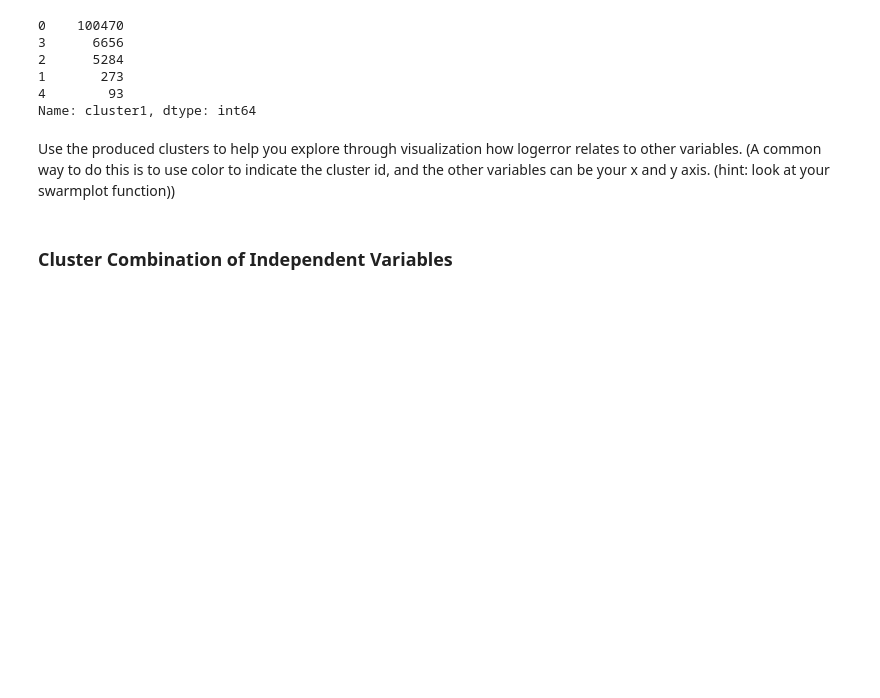
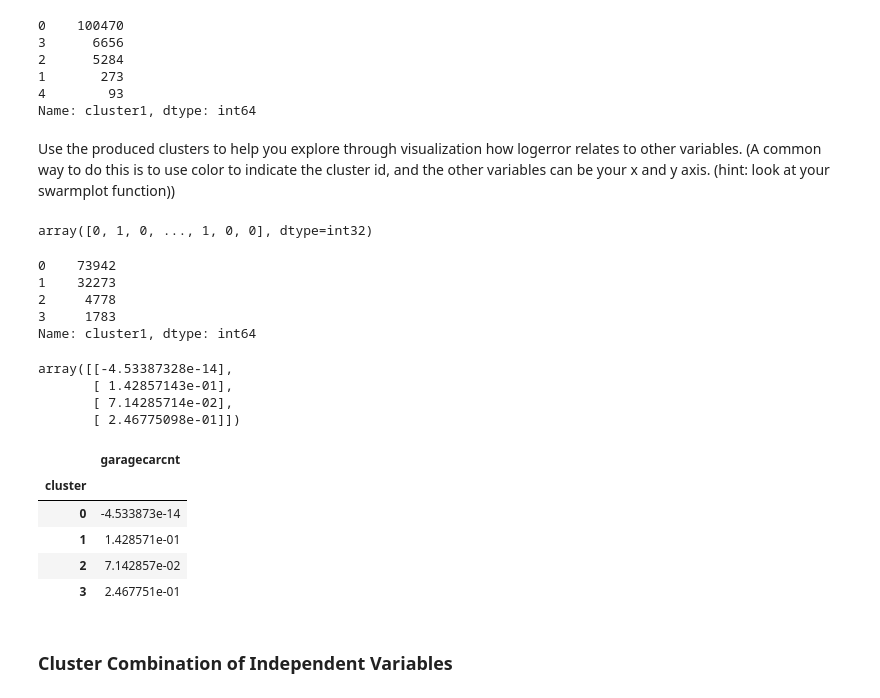
Before and after one commit to escalante-eric/ds-methodologies-exercises, a Jupyter notebook: Clustering/explore_zillow.ipynb, the cells around one changed output. Saved outputs shown, nothing was run; the diff lists cells and outputs as text; code cells hidden in the pictures; blank space fills up the shorter version.

```diff
--- a/Clustering/explore_zillow.ipynb
+++ b/Clustering/explore_zillow.ipynb
@@ -625,0 +499,7 @@ Use the produced clusters to help you explore through visualization how logerror
+# %%
+kmeans = KMeans(n_clusters=4)
+kmeans.fit(X2)
+
+kmeans.predict(X2)
+# %% [output]
+array([0, 1, 0, ..., 1, 0, 0], dtype=int32)
@@ -626,3 +511,31 @@ Use the produced clusters to help you explore through visualization how logerror
+# %%
+df['cluster1'] = kmeans.predict(X2)
+df.cluster1.value_counts()
+# %% [output]
+0    73942
+1    32273
+2     4778
+3     1783
+Name: cluster1, dtype: int64
+# %%
+kmeans.cluster_centers_
+# %% [output]
+array([[-4.53387328e-14],
+       [ 1.42857143e-01],
+       [ 7.14285714e-02],
+       [ 2.46775098e-01]])
+# %%
+pd.DataFrame(kmeans.cluster_centers_, columns=X2.columns)\
+    .reset_index()\
+    .rename({'index': 'cluster'}, axis=1)\
+    .set_index('cluster')
+# %% [output]
+|  | garagecarcnt |
+| cluster |  |
+| 0 | -4.533873e-14 |
+| 1 | 1.428571e-01 |
+| 2 | 7.142857e-02 |
+| 3 | 2.467751e-01 |
 # %% [markdown]
 ### Cluster Combination of Independent Variables
 # %%
```
Also changed, not shown: parts of 48 cells of this notebook, 1 other file.
